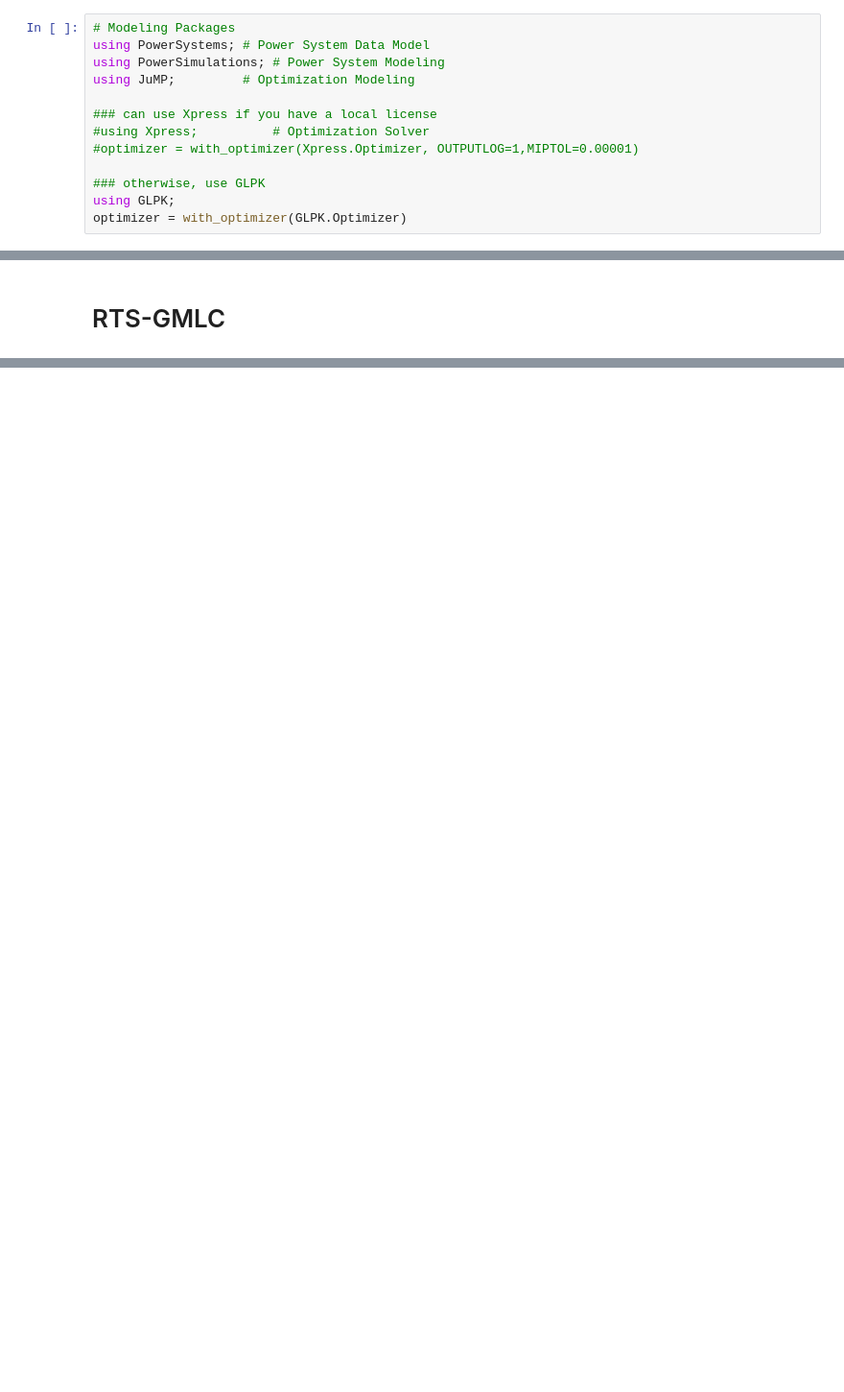
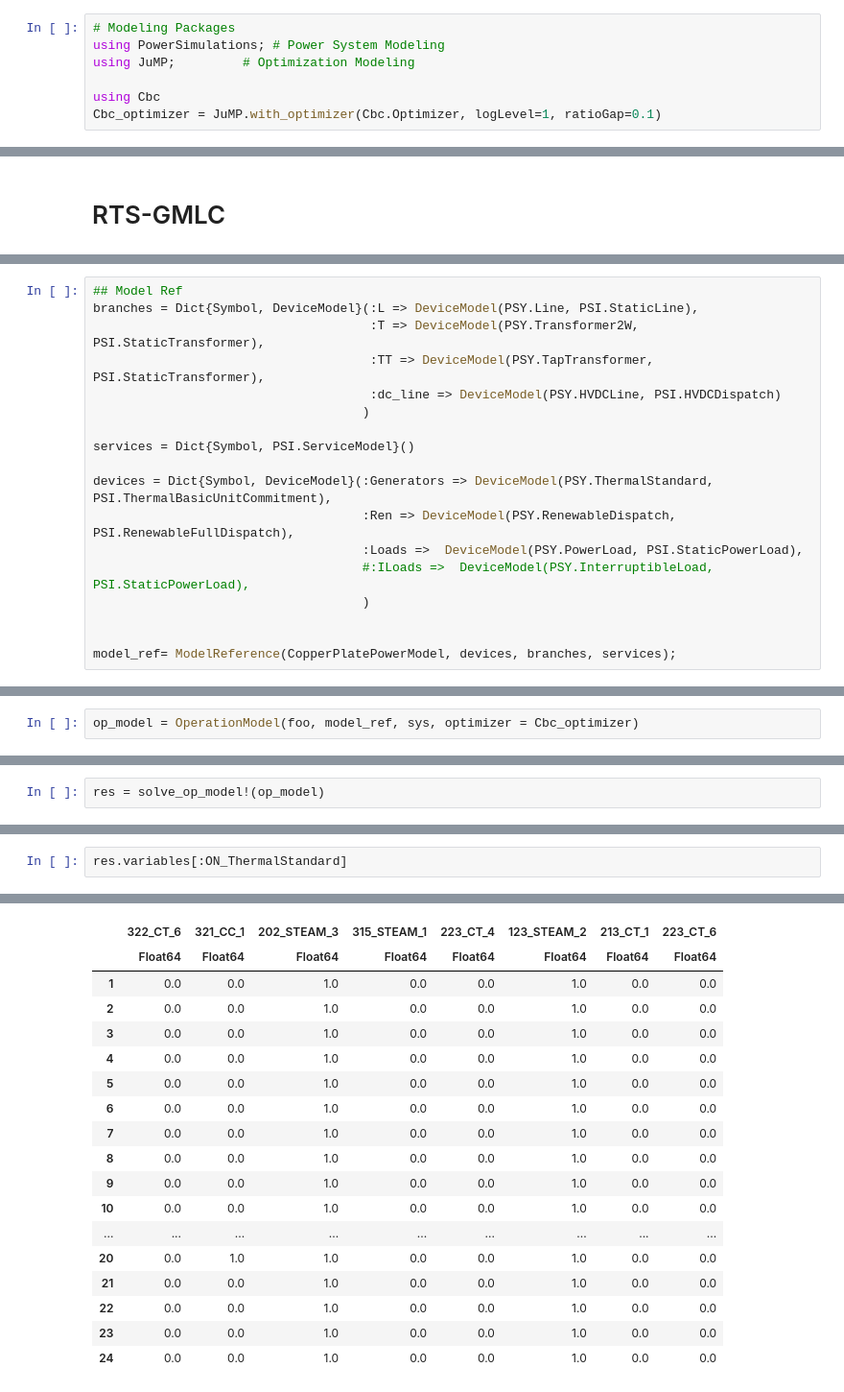
Before and after one commit to NREL-Sienna/OldExamples.jl, a Jupyter notebook: RTS-dispatch.ipynb, the cells around one changed output, grey strips where cells are left out. Shown at 96% size. Drawn from its saved outputs; the diff is of its cells as text; blank space fills up the shorter version.

```diff
--- a/RTS-dispatch.ipynb
+++ b/RTS-dispatch.ipynb
@@ -56,14 +75,8 @@ Execute the next code block to activate the necessary environment.
 # %%
 # Modeling Packages
-using PowerSystems; # Power System Data Model
 using PowerSimulations; # Power System Modeling
 using JuMP;         # Optimization Modeling
 
-### can use Xpress if you have a local license
-#using Xpress;          # Optimization Solver
-#optimizer = with_optimizer(Xpress.Optimizer, OUTPUTLOG=1,MIPTOL=0.00001)
-
-### otherwise, use GLPK
-using GLPK;
-optimizer = with_optimizer(GLPK.Optimizer)
+using Cbc
+Cbc_optimizer = JuMP.with_optimizer(Cbc.Optimizer, logLevel=1, ratioGap=0.1)
 # %% [output]
@@ -156,0 +114,18 @@ CachingOptimizer state: EMPTY_OPTIMIZER
+# %%
+## Model Ref
+branches = Dict{Symbol, DeviceModel}(:L => DeviceModel(PSY.Line, PSI.StaticLine),
+                                     :T => DeviceModel(PSY.Transformer2W, PSI.StaticTransformer),
+                                     :TT => DeviceModel(PSY.TapTransformer, PSI.StaticTransformer),
+                                     :dc_line => DeviceModel(PSY.HVDCLine, PSI.HVDCDispatch)
+                                    )
+
+services = Dict{Symbol, PSI.ServiceModel}()
+
+devices = Dict{Symbol, DeviceModel}(:Generators => DeviceModel(PSY.ThermalStandard, PSI.ThermalBasicUnitCommitment),
+                                    :Ren => DeviceModel(PSY.RenewableDispatch, PSI.RenewableFullDispatch),
+                                    :Loads =>  DeviceModel(PSY.PowerLoad, PSI.StaticPowerLoad),
+                                    #:ILoads =>  DeviceModel(PSY.InterruptibleLoad, PSI.StaticPowerLoad),
+                                    )
+
+
+model_ref= ModelReference(CopperPlatePowerModel, devices, branches, services);
@@ -187,0 +136,2 @@ PowerSimulations.OpertationModelResults(Dict(:Pth=>2×73 DataFrame. Omitted prin
+# %%
+op_model = OperationModel(foo, model_ref, sys, optimizer = Cbc_optimizer)
@@ -187,0 +175,2 @@ PowerSimulations.OpertationModelResults(Dict(:Pth=>2×73 DataFrame. Omitted prin
+# %%
+res = solve_op_model!(op_model)
@@ -187,0 +219,3 @@ PowerSimulations.OpertationModelResults(Dict(:Pth=>2×73 DataFrame. Omitted prin
+# %%
+res.variables[:ON_ThermalStandard]
+# %% [output]
@@ -187,0 +223,18 @@ PowerSimulations.OpertationModelResults(Dict(:Pth=>2×73 DataFrame. Omitted prin
+|  | 322_CT_6 | 321_CC_1 | 202_STEAM_3 | 315_STEAM_1 | 223_CT_4 | 123_STEAM_2 | 213_CT_1 | 223_CT_6 |
+|  | Float64 | Float64 | Float64 | Float64 | Float64 | Float64 | Float64 | Float64 |
+| 1 | 0.0 | 0.0 | 1.0 | 0.0 | 0.0 | 1.0 | 0.0 | 0.0 |
+| 2 | 0.0 | 0.0 | 1.0 | 0.0 | 0.0 | 1.0 | 0.0 | 0.0 |
+| 3 | 0.0 | 0.0 | 1.0 | 0.0 | 0.0 | 1.0 | 0.0 | 0.0 |
+| 4 | 0.0 | 0.0 | 1.0 | 0.0 | 0.0 | 1.0 | 0.0 | 0.0 |
+| 5 | 0.0 | 0.0 | 1.0 | 0.0 | 0.0 | 1.0 | 0.0 | 0.0 |
+| 6 | 0.0 | 0.0 | 1.0 | 0.0 | 0.0 | 1.0 | 0.0 | 0.0 |
+| 7 | 0.0 | 0.0 | 1.0 | 0.0 | 0.0 | 1.0 | 0.0 | 0.0 |
+| 8 | 0.0 | 0.0 | 1.0 | 0.0 | 0.0 | 1.0 | 0.0 | 0.0 |
+| 9 | 0.0 | 0.0 | 1.0 | 0.0 | 0.0 | 1.0 | 0.0 | 0.0 |
+| 10 | 0.0 | 0.0 | 1.0 | 0.0 | 0.0 | 1.0 | 0.0 | 0.0 |
+| ... | ... | ... | ... | ... | ... | ... | ... | ... |
+| 20 | 0.0 | 1.0 | 1.0 | 0.0 | 0.0 | 1.0 | 0.0 | 0.0 |
+| 21 | 0.0 | 0.0 | 1.0 | 0.0 | 0.0 | 1.0 | 0.0 | 0.0 |
+| 22 | 0.0 | 0.0 | 1.0 | 0.0 | 0.0 | 1.0 | 0.0 | 0.0 |
+| 23 | 0.0 | 0.0 | 1.0 | 0.0 | 0.0 | 1.0 | 0.0 | 0.0 |
+| 24 | 0.0 | 0.0 | 1.0 | 0.0 | 0.0 | 1.0 | 0.0 | 0.0 |
```
Also changed, not shown: parts of 28 cells of this notebook, 3 other files.
